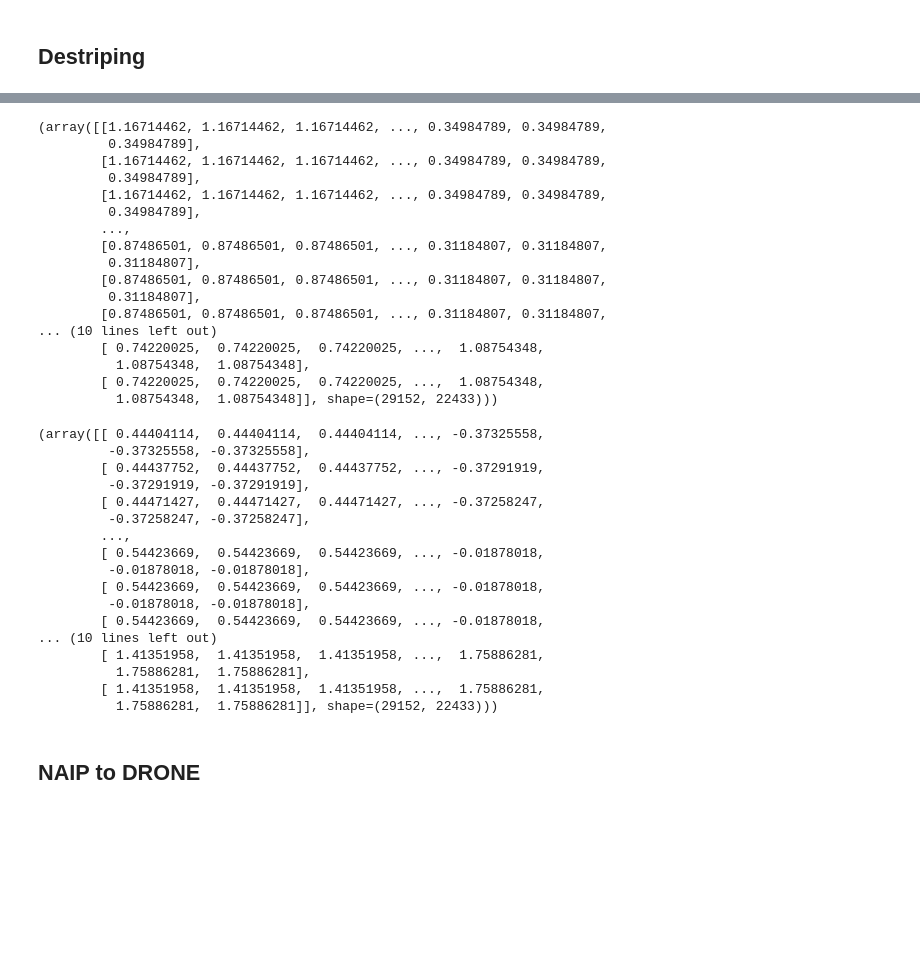
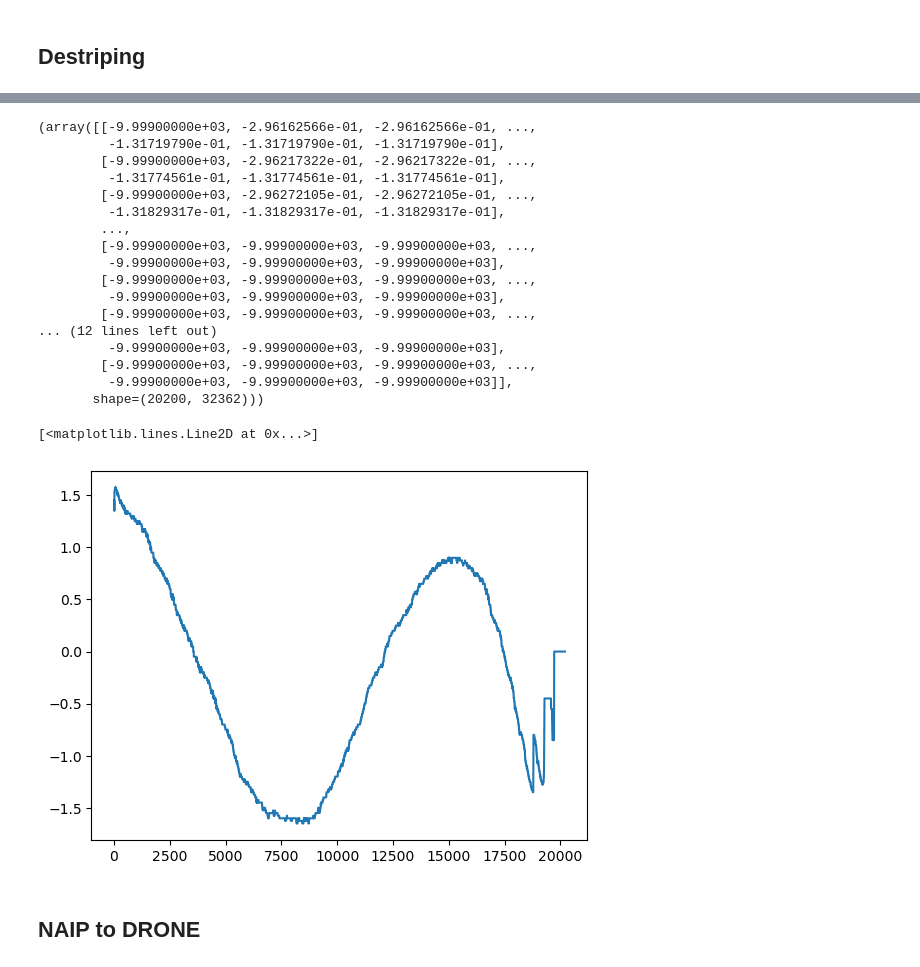
Before and after one commit to cehanagan/ImageryResources, a Jupyter notebook: Notebooks/CarsonNV57_2026April14.ipynb, the cells around one changed output, grey strips where cells are left out. Saved outputs shown, nothing was run; the diff lists cells and outputs as text; code cells hidden in the pictures; blank space fills up the shorter version.

```diff
--- a/Notebooks/CarsonNV57_2026April14.ipynb
+++ b/Notebooks/CarsonNV57_2026April14.ipynb
@@ -15,8 +20,11 @@ import TiffTools as tt
 # %%
-imlist = ['/Volumes/Extreme SSD/CarsonNevada04142026/WVImagery/orthos/24APR06185134-P1BS-200012802885_01_P002.tif',
-          '/Volumes/Extreme SSD/CarsonNevada04142026/WVImagery/orthos/26MAY10190720-P1BS-200012802831_01_P001.tif']
+imlist = ["/home/chanagan/tmp/20MAY07190157-P1BS-200012820648_01_P006.tif",
+"/home/chanagan/tmp/20MAY07190309-P1BS-200012820645_01_P006.tif",
+"/home/chanagan/tmp/26MAY10190720-P1BS-200012802831_01_P001.tif"]
+#imlist = ["\\wsl.localhost\Ubuntu-24.04\home\chanagan\tmp\micmac\24APR06185134-P1BS-200012802885_01_P002.tif",
+#          "\\wsl.localhost\Ubuntu-24.04\home\chanagan\tmp\micmac\26MAY10190720-P1BS-200012802831_01_P001.tif"]
 for im in imlist:
     tt.micmacExport(im,
                 outname=im[:-4]+'_toAOI.tif',
-                srs='EPSG:32611', outres=[0.5,-0.5], interp=None, a_ullr=[320738.2,4358959.9,331897,4352113],cutlineDSName=None,nodata=0)
+                srs='EPSG:32611', outres=[0.5,-0.5], interp=None, a_ullr=[315967,4353054,332148,4363154],cutlineDSName=None,nodata=0)
 # %% [output]
@@ -186,5 +246,5 @@ def process_image(image, row_filter_type='band', row_cutoff_low=0.001, row_cutof
 # %%
-folder = '/Volumes/Extreme SSD/CarsonNevada04142026/WVImagery/micmac/'
+folder = '/home/chanagan/tmp/MEC_20to26b/'
 inlist2 = [folder+'EWmicmac.tif',folder+'NSmicmac.tif']
 
 for file in inlist2:
@@ -192,51 +252,37 @@ for file in inlist2:
     imdata = im.GetRasterBand(1).ReadAsArray()
     imdata[imdata == -9999] = np.nan
     median_wave = np.nanmedian(imdata,axis=1)
+    median_wave[np.isnan(median_wave)] = 0
     b, a = signal.butter(4, 0.0005, btype='low')
     filt_median = signal.filtfilt(b, a, median_wave)
     filtered = imdata - filt_median[:,np.newaxis]
     filtered[np.isnan(filtered)] = -9999
     tt.save_geotiff(filtered,f'{file[:-4]}_filtered.tif',im.GetGeoTransform(),im.GetProjection())
-
-tt.projectDisp(inlist2[0][:-4]+'_filtered.tif',inlist2[1][:-4]+'_filtered.tif',61,partif=folder+'ParallelDisp.tif',perptif=folder+'PerpendicularDisp.tif')
+angle = 61
+tt.projectDisp(inlist2[0][:-4]+'_filtered.tif',inlist2[1][:-4]+'_filtered.tif',angle,partif=folder+f'ParallelDisp{angle}.tif',perptif=folder+f'PerpendicularDisp{angle}.tif')
 # %% [output]
-(array([[1.16714462, 1.16714462, 1.16714462, ..., 0.34984789, 0.34984789,
-         0.34984789],
-        [1.16714462, 1.16714462, 1.16714462, ..., 0.34984789, 0.34984789,
-         0.34984789],
-        [1.16714462, 1.16714462, 1.16714462, ..., 0.34984789, 0.34984789,
-         0.34984789],
+(array([[-9.99900000e+03, -2.96162566e-01, -2.96162566e-01, ...,
+         -1.31719790e-01, -1.31719790e-01, -1.31719790e-01],
+        [-9.99900000e+03, -2.96217322e-01, -2.96217322e-01, ...,
+         -1.31774561e-01, -1.31774561e-01, -1.31774561e-01],
+        [-9.99900000e+03, -2.96272105e-01, -2.96272105e-01, ...,
+         -1.31829317e-01, -1.31829317e-01, -1.31829317e-01],
         ...,
-        [0.87486501, 0.87486501, 0.87486501, ..., 0.31184807, 0.31184807,
-         0.31184807],
-        [0.87486501, 0.87486501, 0.87486501, ..., 0.31184807, 0.31184807,
-         0.31184807],
-        [0.87486501, 0.87486501, 0.87486501, ..., 0.31184807, 0.31184807,
-... (10 lines left out)
-        [ 0.74220025,  0.74220025,  0.74220025, ...,  1.08754348,
-          1.08754348,  1.08754348],
-        [ 0.74220025,  0.74220025,  0.74220025, ...,  1.08754348,
-          1.08754348,  1.08754348]], shape=(29152, 22433)))
+        [-9.99900000e+03, -9.99900000e+03, -9.99900000e+03, ...,
+         -9.99900000e+03, -9.99900000e+03, -9.99900000e+03],
+        [-9.99900000e+03, -9.99900000e+03, -9.99900000e+03, ...,
+         -9.99900000e+03, -9.99900000e+03, -9.99900000e+03],
+        [-9.99900000e+03, -9.99900000e+03, -9.99900000e+03, ...,
+... (12 lines left out)
+         -9.99900000e+03, -9.99900000e+03, -9.99900000e+03],
+        [-9.99900000e+03, -9.99900000e+03, -9.99900000e+03, ...,
+         -9.99900000e+03, -9.99900000e+03, -9.99900000e+03]],
+       shape=(20200, 32362)))
-# %%
-tt.projectDisp(inlist2[0][:-4]+'_filtered.tif',inlist2[1][:-4]+'_filtered.tif',61,partif=folder+'ParallelDisp.tif',perptif=folder+'PerpendicularDisp.tif')
-# %% [output]
-(array([[ 0.44404114,  0.44404114,  0.44404114, ..., -0.37325558,
-         -0.37325558, -0.37325558],
-        [ 0.44437752,  0.44437752,  0.44437752, ..., -0.37291919,
-         -0.37291919, -0.37291919],
-        [ 0.44471427,  0.44471427,  0.44471427, ..., -0.37258247,
-         -0.37258247, -0.37258247],
-        ...,
-        [ 0.54423669,  0.54423669,  0.54423669, ..., -0.01878018,
-         -0.01878018, -0.01878018],
-        [ 0.54423669,  0.54423669,  0.54423669, ..., -0.01878018,
-         -0.01878018, -0.01878018],
-        [ 0.54423669,  0.54423669,  0.54423669, ..., -0.01878018,
-... (10 lines left out)
-        [ 1.41351958,  1.41351958,  1.41351958, ...,  1.75886281,
-          1.75886281,  1.75886281],
-        [ 1.41351958,  1.41351958,  1.41351958, ...,  1.75886281,
-          1.75886281,  1.75886281]], shape=(29152, 22433)))
+# %%
+plt.plot(median_wave)
+# %% [output]
+[<matplotlib.lines.Line2D at 0x...>]
+[figure, added]
 # %% [markdown]
 ## NAIP to DRONE
 # %%
```
Also changed, not shown: parts of 7 cells of this notebook, 1 other file.
